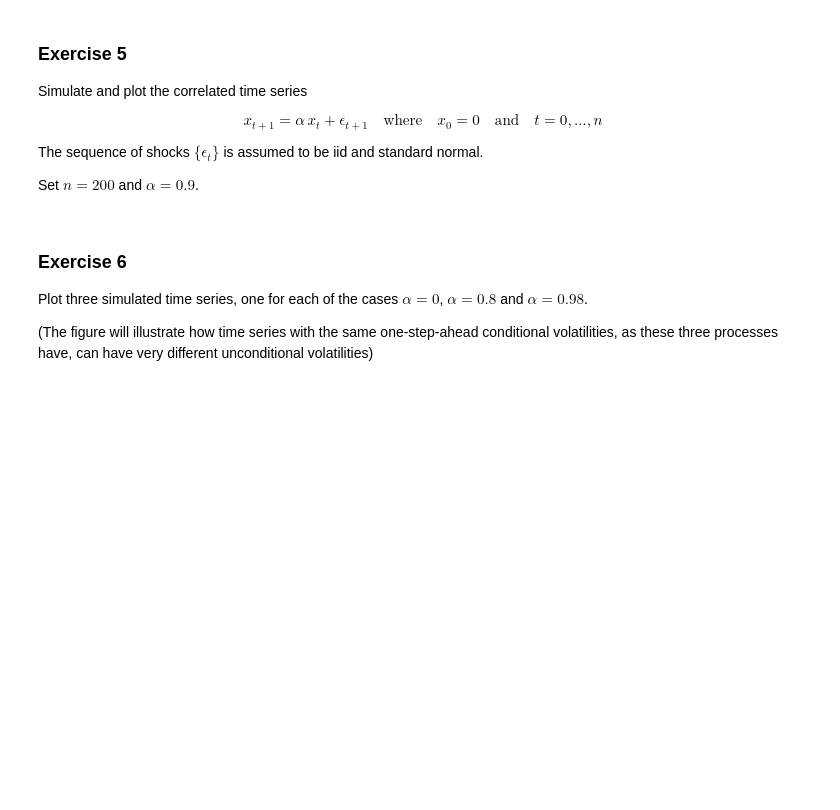
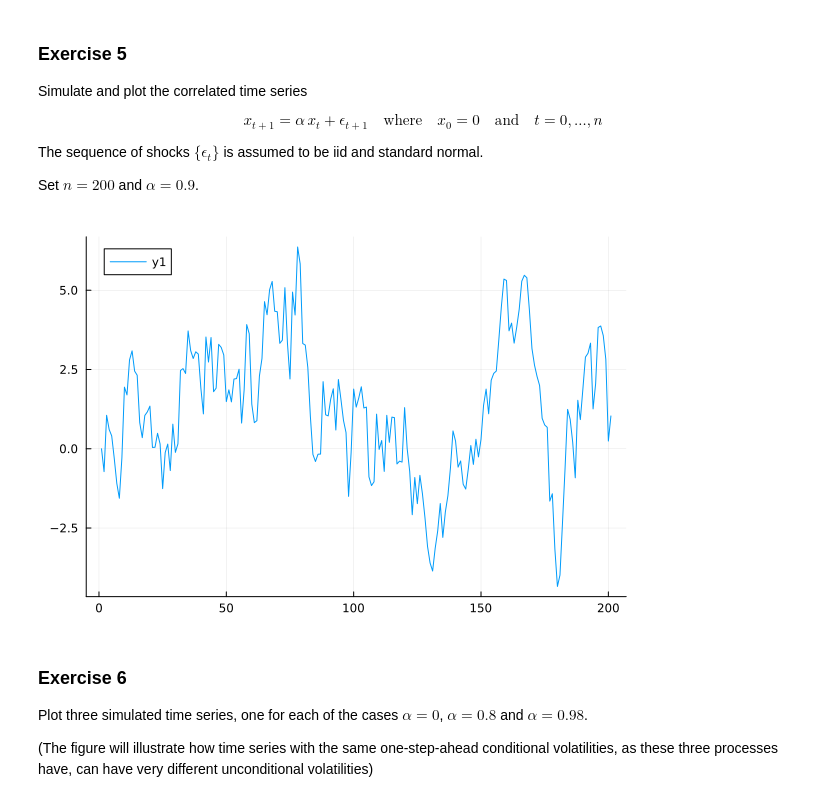
Before and after one commit to Kelvin-xing/lecture-julia.notebooks, a Jupyter notebook: 1_getting_started_julia/2_julia_by_example.ipynb, the cells around one changed output. Saved outputs shown, nothing was run; the diff lists cells and outputs as text; code cells hidden in the pictures; blank space fills up the shorter version.

```diff
--- a/1_getting_started_julia/2_julia_by_example.ipynb
+++ b/1_getting_started_julia/2_julia_by_example.ipynb
@@ -821,6 +974,19 @@ Set $ n = 200 $ and $ \alpha = 0.9 $.
 
 
 <a id='jbe-ex6'></a>
+# %%
+using Plots
+
+n = 200
+α = 0.9
+x = zeros(n+1)
+f(x) = α * x + randn()
+for t in 1:n
+    x[t+1] = f(x[t])
+end
+plot(x)
+# %% [output]
+[figure, added]
 # %% [markdown]
 ### Exercise 6
 
```
Also changed, not shown: parts of 39 cells of this notebook, 4 other files.
